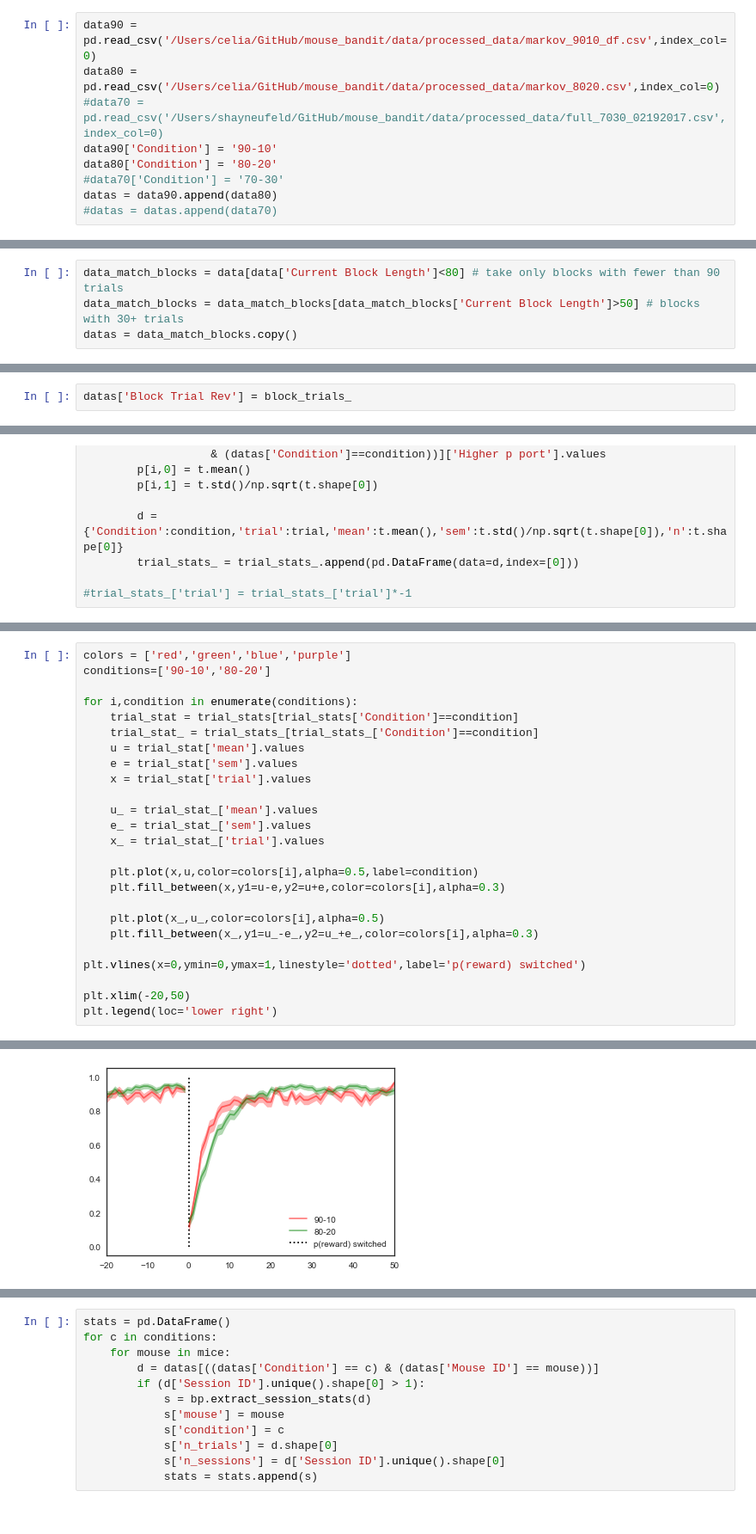
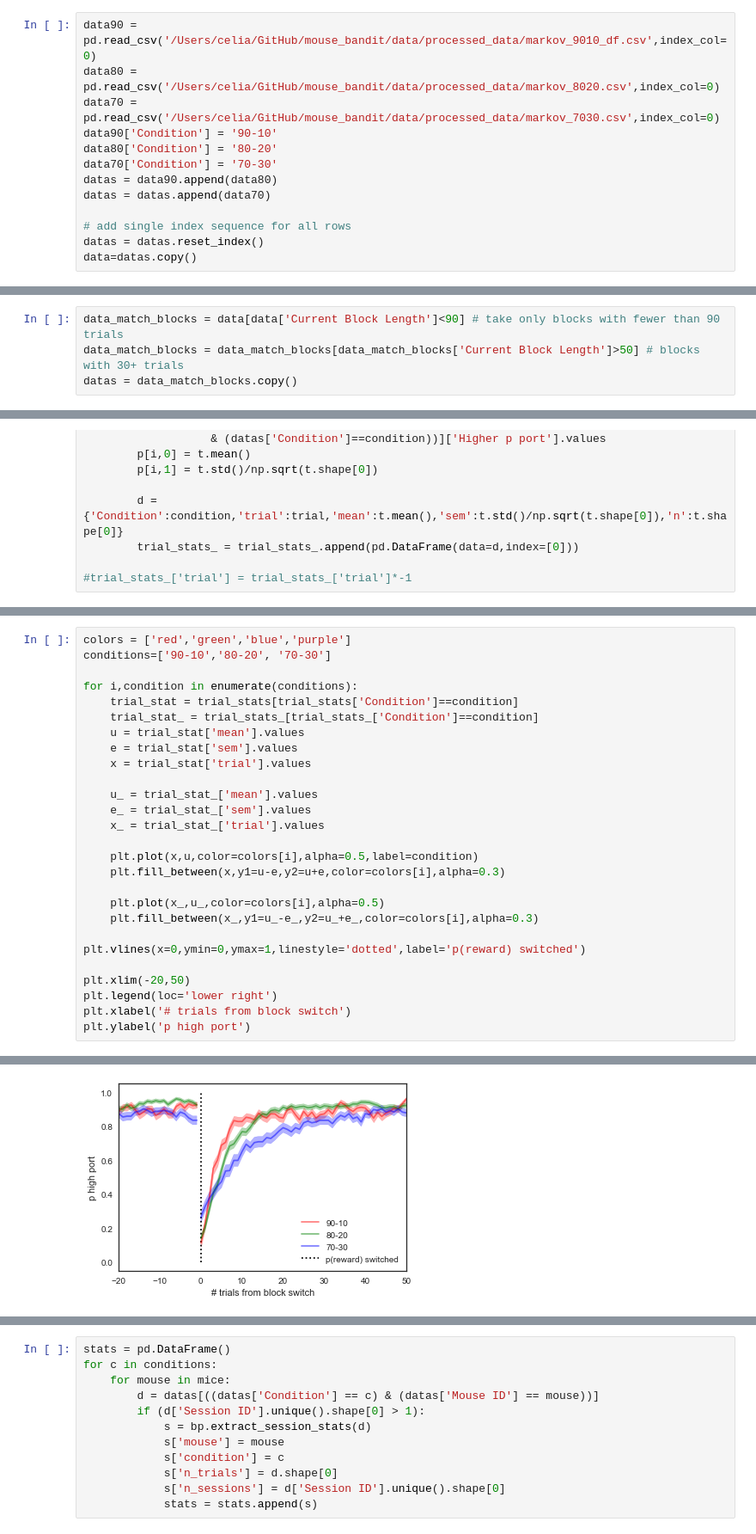
Before and after one commit to celiaberon/mouse_bandit, a Jupyter notebook: jupyter_notebooks/working/Comparing prob conditions.ipynb, the cells around one changed output, grey strips where cells are left out. Shown at 86% size. Drawn from its saved outputs; the diff is of its cells as text.

Commit message:
segregating by prob condition on markov task analysis

```diff
--- a/jupyter_notebooks/working/Comparing prob conditions.ipynb
+++ b/jupyter_notebooks/working/Comparing prob conditions.ipynb
@@ -90,9 +96,13 @@ data.shape
 # %%
 data90 = pd.read_csv('/Users/celia/GitHub/mouse_bandit/data/processed_data/markov_9010_df.csv',index_col=0)
 data80 = pd.read_csv('/Users/celia/GitHub/mouse_bandit/data/processed_data/markov_8020.csv',index_col=0)
-#data70 = pd.read_csv('/Users/shayneufeld/GitHub/mouse_bandit/data/processed_data/full_7030_02192017.csv',index_col=0)
+data70 = pd.read_csv('/Users/celia/GitHub/mouse_bandit/data/processed_data/markov_7030.csv',index_col=0)
 data90['Condition'] = '90-10'
 data80['Condition'] = '80-20'
-#data70['Condition'] = '70-30'
+data70['Condition'] = '70-30'
 datas = data90.append(data80)
-#datas = datas.append(data70)
+datas = datas.append(data70)
+
+# add single index sequence for all rows
+datas = datas.reset_index()
+data=datas.copy()
@@ -171,6 +169,6 @@ data.head(5)
 5 rows × 57 columns
 # %%
-data_match_blocks = data[data['Current Block Length']<80] # take only blocks with fewer than 90 trials
+data_match_blocks = data[data['Current Block Length']<90] # take only blocks with fewer than 90 trials
 data_match_blocks = data_match_blocks[data_match_blocks['Current Block Length']>50] # blocks with 30+ trials
 datas = data_match_blocks.copy()
 # %%
@@ -226,5 +223,3 @@ for session in session_ids:
         except:
             block_trial = 0
         block_trials_ = np.append(block_trials_,block_trial)
-# %%
-datas['Block Trial Rev'] = block_trials_
@@ -313,6 +310,6 @@ datas['Block Trial Rev'] = datas['Block Trial'].values - datas['Current Block Le
 # %%
 colors = ['red','green','blue','purple']
-conditions=['90-10','80-20']
+conditions=['90-10','80-20', '70-30']
 
 for i,condition in enumerate(conditions):
     trial_stat = trial_stats[trial_stats['Condition']==condition]
@@ -335,4 +332,6 @@ plt.vlines(x=0,ymin=0,ymax=1,linestyle='dotted',label='p(reward) switched')
 
 plt.xlim(-20,50)
 plt.legend(loc='lower right')
+plt.xlabel('# trials from block switch')
+plt.ylabel('p high port')
 # %% [output]
@@ -340,2 +339,2 @@ plt.legend(loc='lower right')
-[figure, old version]
+[figure, new version]
 # %%
```
Also changed, not shown: parts of 32 cells of this notebook, 4 other files.
